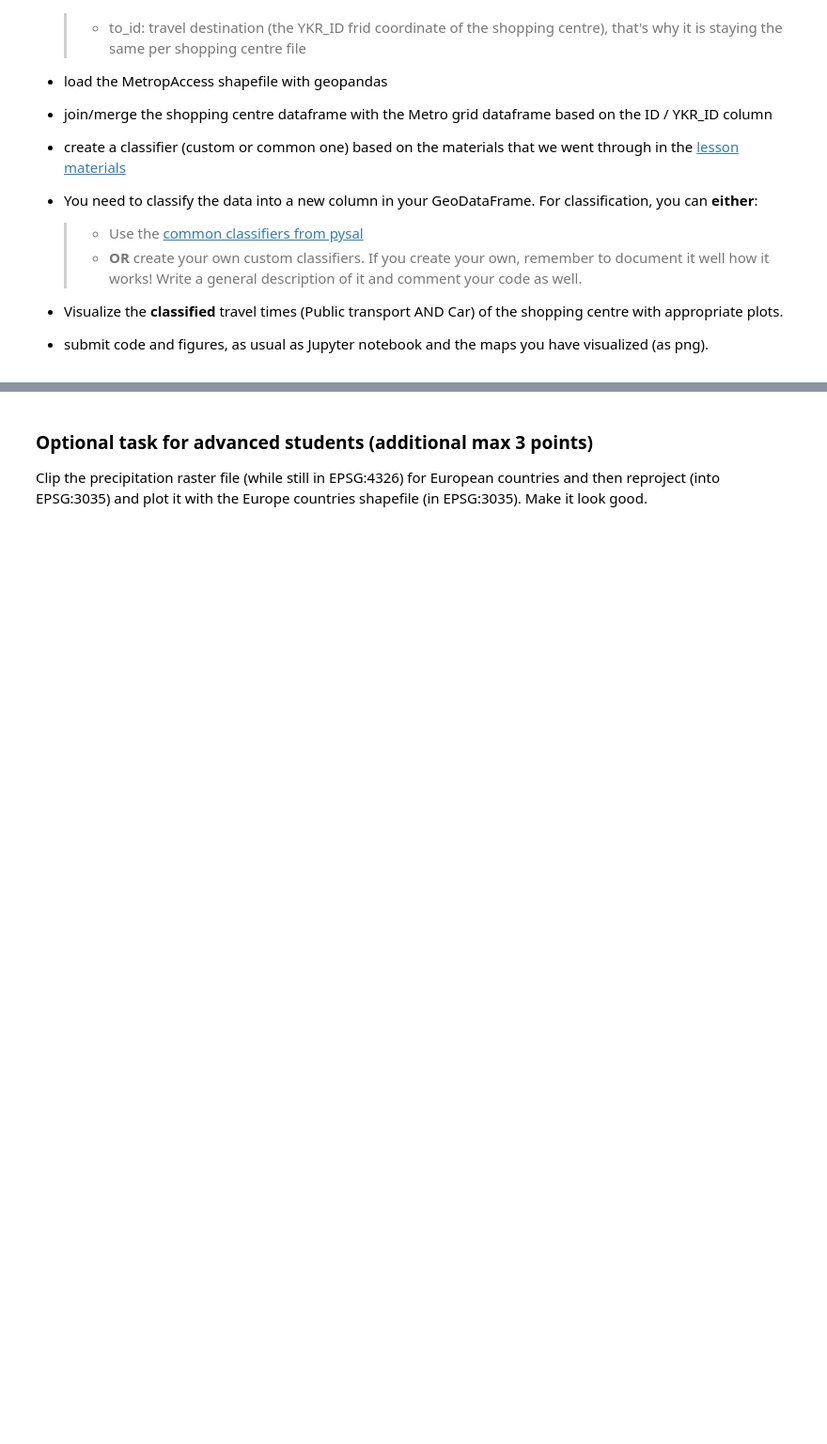
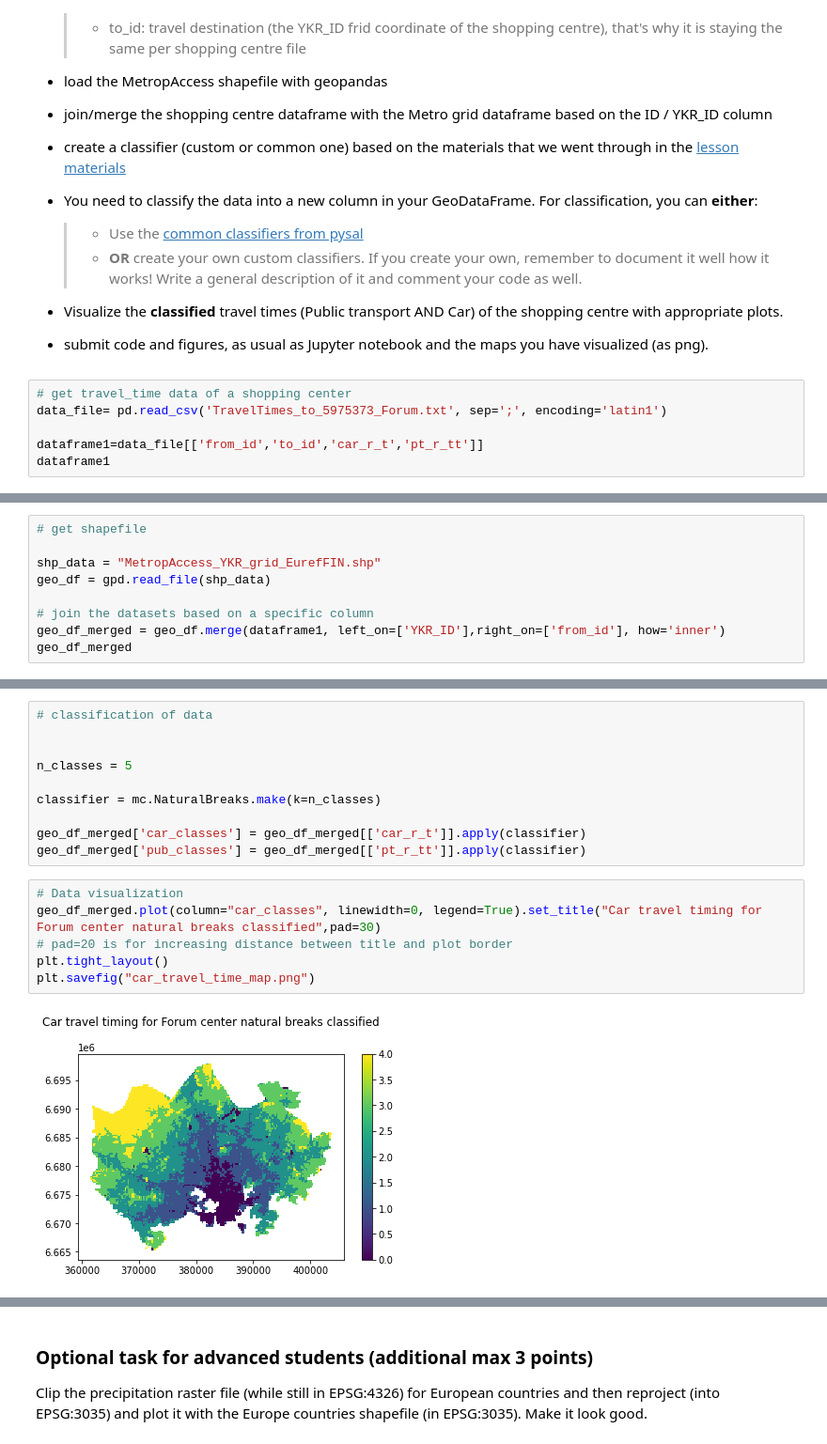
Before and after one commit to Bakhtiyar-Garashov/GeoPython2020, a Jupyter notebook: Assignment3/assignment3.ipynb, the cells around one changed output, grey strips where cells are left out. Shown: that part at 94% size. Saved outputs shown, nothing was run; the diff lists cells and outputs as text; blank space fills up the shorter version.

```diff
--- a/Assignment3/assignment3.ipynb
+++ b/Assignment3/assignment3.ipynb
@@ -215,3 +283,9 @@ time.
 
 -   submit code and figures, as usual as Jupyter notebook and the maps
     you have visualized (as png).
+# %%
+# get travel_time data of a shopping center
+data_file= pd.read_csv('TravelTimes_to_5975373_Forum.txt', sep=';', encoding='latin1')
+
+dataframe1=data_file[['from_id','to_id','car_r_t','pt_r_tt']]
+dataframe1
@@ -217,0 +306,9 @@ time.
+# %%
+# get shapefile
+
+shp_data = "MetropAccess_YKR_grid_EurefFIN.shp"
+geo_df = gpd.read_file(shp_data)
+
+# join the datasets based on a specific column
+geo_df_merged = geo_df.merge(dataframe1, left_on=['YKR_ID'],right_on=['from_id'], how='inner')
+geo_df_merged
@@ -217,0 +329,18 @@ time.
+# %%
+# classification of data
+
+
+n_classes = 5
+
+classifier = mc.NaturalBreaks.make(k=n_classes)
+
+geo_df_merged['car_classes'] = geo_df_merged[['car_r_t']].apply(classifier)
+geo_df_merged['pub_classes'] = geo_df_merged[['pt_r_tt']].apply(classifier)
+# %%
+# Data visualization
+geo_df_merged.plot(column="car_classes", linewidth=0, legend=True).set_title("Car travel timing for Forum center natural breaks classified",pad=30)
+# pad=20 is for increasing distance between title and plot border
+plt.tight_layout()
+plt.savefig("car_travel_time_map.png")
+# %% [output]
+[figure, added]
```
Also changed, not shown: parts of 12 cells of this notebook, 14 other files.
